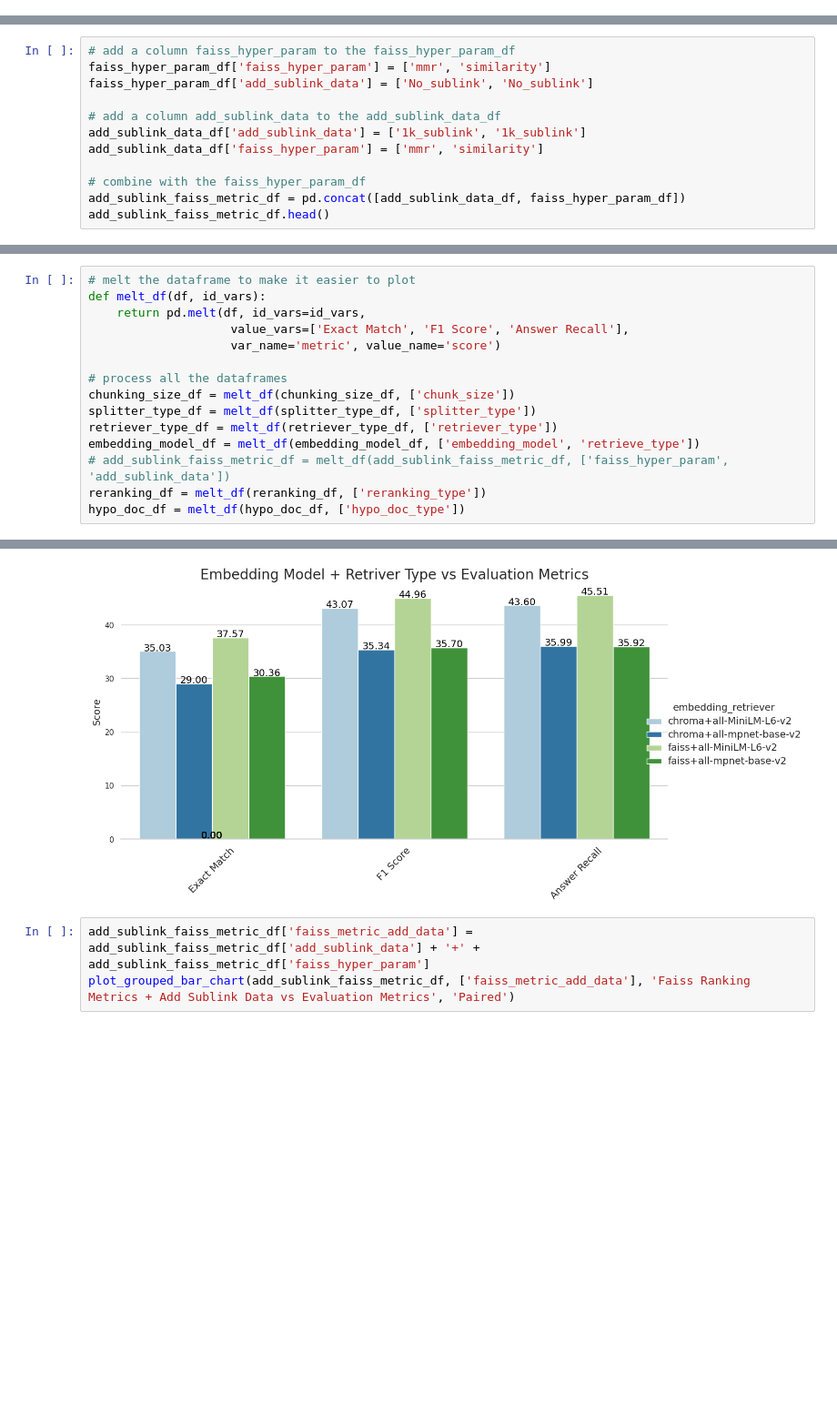
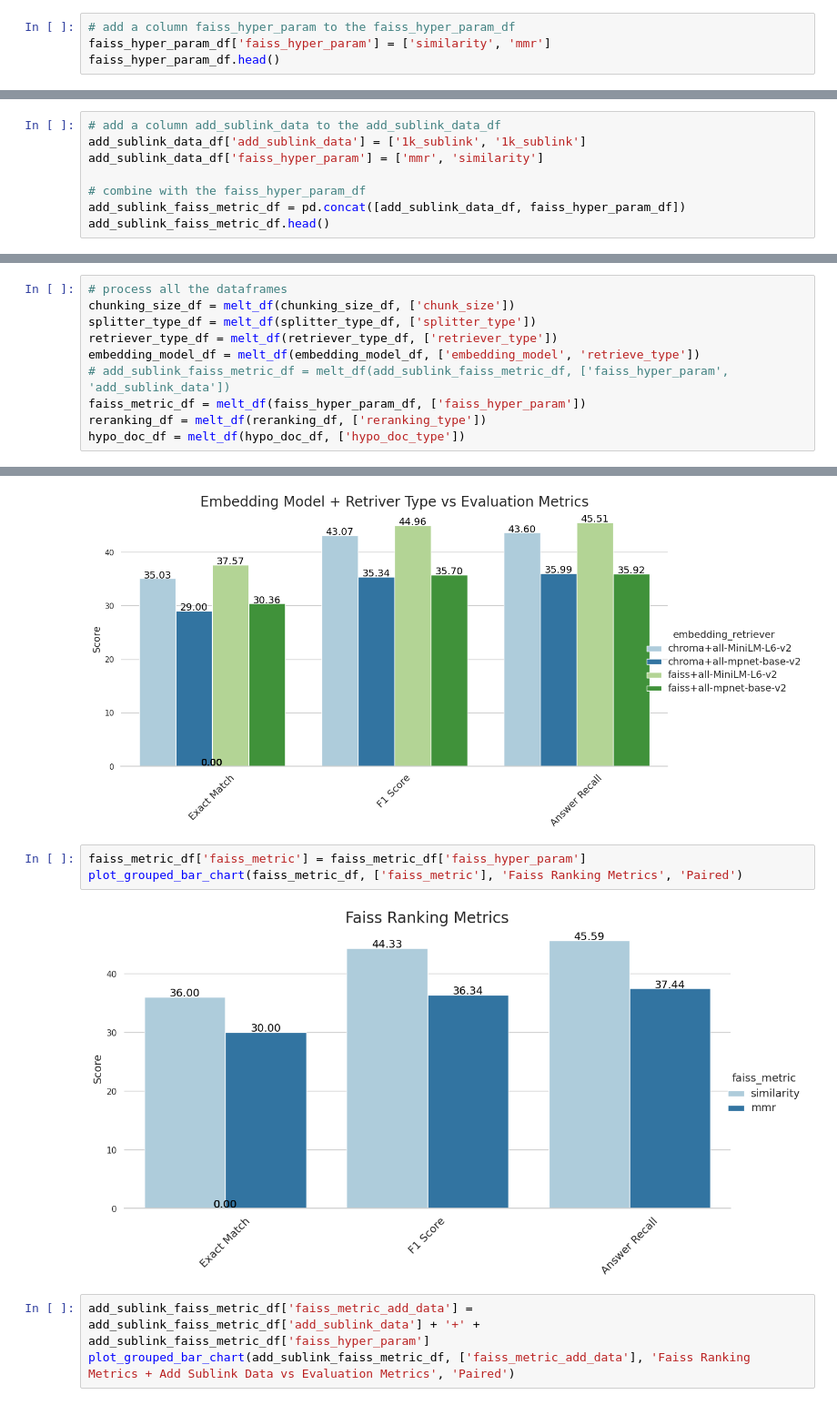
Before and after one commit to ranranrunforit/End-to-End-Retrieval-Augmented-Generation-system, a Jupyter notebook: Result/plot_results.ipynb, the cells around one changed output, grey strips where cells are left out. Shown: that part at 91% size. Cells and saved outputs as stored; diff of their text form; blank space fills up the shorter version.

```diff
--- a/Result/plot_results.ipynb
+++ b/Result/plot_results.ipynb
@@ -129,3 +130,7 @@ embedding_model_df.head()
 | llama3_CHROMA_all-mpnet-base-v2_top3 | 29.000000 | 35.343651 | 35.991667 | all-mpnet-base-v2 | chroma |
 | llama3_FAISS_all-MiniLM-L6-v2_top3 | 37.567084 | 44.962934 | 45.506331 | all-MiniLM-L6-v2 | faiss |
 | llama3_FAISS_all-mpnet-base-v2_top3 | 30.360934 | 35.704531 | 35.916490 | all-mpnet-base-v2 | faiss |
+# %%
+# add a column faiss_hyper_param to the faiss_hyper_param_df
+faiss_hyper_param_df['faiss_hyper_param'] = ['similarity', 'mmr']
+faiss_hyper_param_df.head()
@@ -132,8 +142,4 @@ embedding_model_df.head()
 # %%
-# add a column faiss_hyper_param to the faiss_hyper_param_df
-faiss_hyper_param_df['faiss_hyper_param'] = ['mmr', 'similarity']
-faiss_hyper_param_df['add_sublink_data'] = ['No_sublink', 'No_sublink']
-
 # add a column add_sublink_data to the add_sublink_data_df
 add_sublink_data_df['add_sublink_data'] = ['1k_sublink', '1k_sublink']
 add_sublink_data_df['faiss_hyper_param'] = ['mmr', 'similarity']
@@ -170,16 +182,11 @@ hypo_doc_df.head()
 # %%
-# melt the dataframe to make it easier to plot
-def melt_df(df, id_vars):
-    return pd.melt(df, id_vars=id_vars,
-                    value_vars=['Exact Match', 'F1 Score', 'Answer Recall'],
-                    var_name='metric', value_name='score')
-
 # process all the dataframes
 chunking_size_df = melt_df(chunking_size_df, ['chunk_size'])
 splitter_type_df = melt_df(splitter_type_df, ['splitter_type'])
 retriever_type_df = melt_df(retriever_type_df, ['retriever_type'])
 embedding_model_df = melt_df(embedding_model_df, ['embedding_model', 'retrieve_type'])
 # add_sublink_faiss_metric_df = melt_df(add_sublink_faiss_metric_df, ['faiss_hyper_param', 'add_sublink_data'])
+faiss_metric_df = melt_df(faiss_hyper_param_df, ['faiss_hyper_param'])
 reranking_df = melt_df(reranking_df, ['reranking_type'])
 hypo_doc_df = melt_df(hypo_doc_df, ['hypo_doc_type'])
 # %%
@@ -241,6 +248,11 @@ embedding_model_df['embedding_retriever'] = embedding_model_df['retrieve_type']
 plot_grouped_bar_chart(embedding_model_df, ['embedding_retriever'], 'Embedding Model + Retriver Type vs Evaluation Metrics', 'Paired')
 # %% [output]
 [figure]
+# %%
+faiss_metric_df['faiss_metric'] = faiss_metric_df['faiss_hyper_param']
+plot_grouped_bar_chart(faiss_metric_df, ['faiss_metric'], 'Faiss Ranking Metrics', 'Paired')
+# %% [output]
+[figure, added]
 # %%
 add_sublink_faiss_metric_df['faiss_metric_add_data'] = add_sublink_faiss_metric_df['add_sublink_data'] + '+' + add_sublink_faiss_metric_df['faiss_hyper_param']
 plot_grouped_bar_chart(add_sublink_faiss_metric_df, ['faiss_metric_add_data'], 'Faiss Ranking Metrics + Add Sublink Data vs Evaluation Metrics', 'Paired')
```
Also changed, not shown: parts of 8 cells of this notebook.
